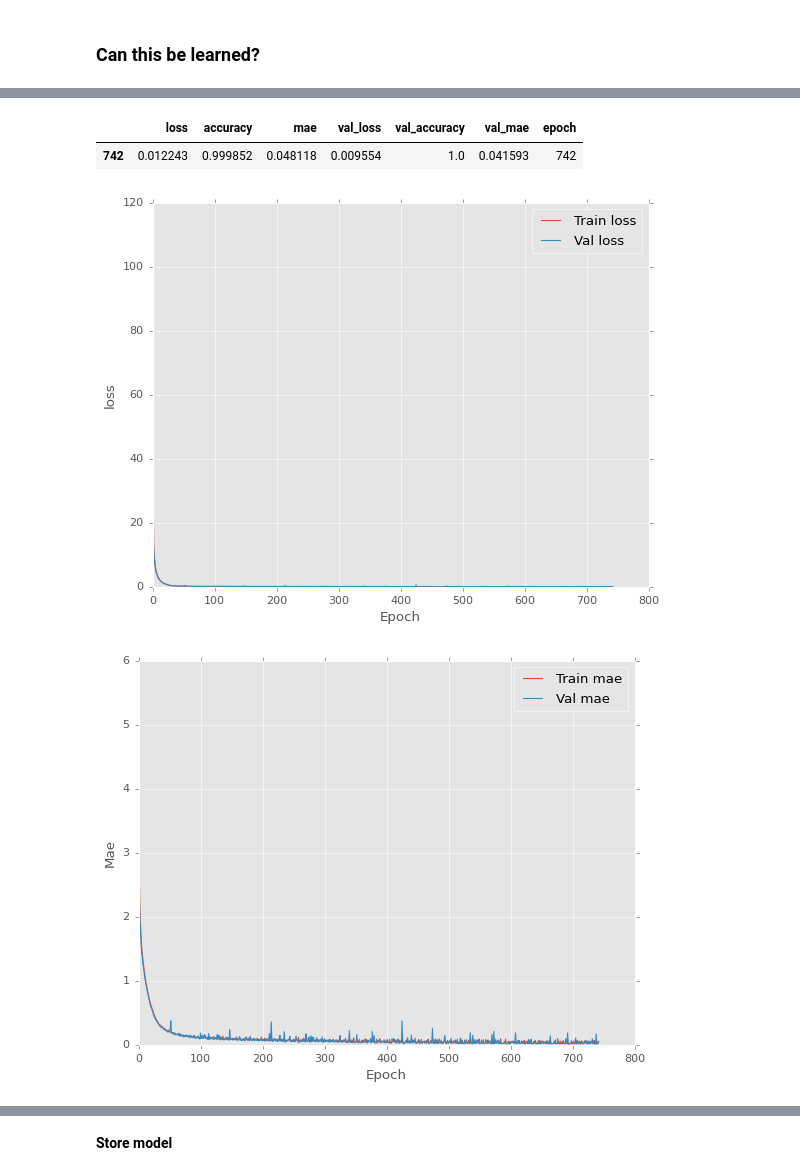
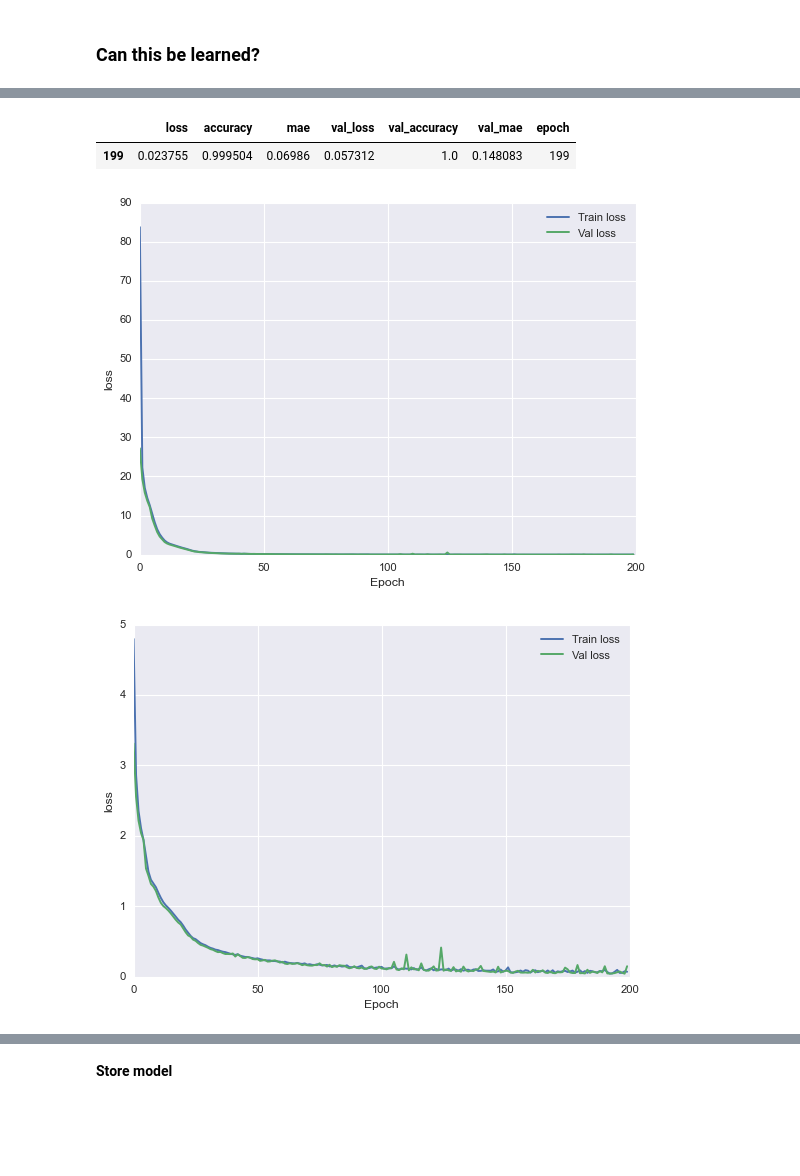
Before and after one commit to henrfj/master_thesis_2023, a Jupyter notebook: DDPG/plotting.ipynb, the cells around one changed output, grey strips where cells are left out. Cells and saved outputs as stored; diff of their text form; code cells hidden in the pictures; blank space fills up the shorter version.

```diff
--- a/DDPG/plotting.ipynb
+++ b/DDPG/plotting.ipynb
@@ -181,7 +216,7 @@ model.compile(optimizer=keras.optimizers.Adam(),
 # %%
 history = model.fit(x=X, y=Y,
                     batch_size=512, # Not setting gave 90% Accuracy
-                    epochs=1000, verbose=0, validation_split = 0.2,
+                    epochs=200, verbose=0, validation_split = 0.2,
                     callbacks=[early_stop, PrintDot()])
 # %% [output]
 ....................................................................................................
@@ -198,39 +227,39 @@ hist1['epoch'] = history.epoch
 hist1.tail(1)
 # %% [output]
 |  | loss | accuracy | mae | val_loss | val_accuracy | val_mae | epoch |
-| 742 | 0.012243 | 0.999852 | 0.048118 | 0.009554 | 1.0 | 0.041593 | 742 |
+| 199 | 0.023755 | 0.999504 | 0.06986 | 0.057312 | 1.0 | 0.148083 | 199 |
 # %%
 def plot_history_loss(hist):
     plt.figure()
     plt.xlabel('Epoch')
     plt.ylabel('loss')
     #plt.yscale("log")
     plt.plot(hist['epoch'], hist['loss'], label='Train loss')
     plt.plot(hist['epoch'], hist['val_loss'], label = 'Val loss')
     plt.plot()
     plt.legend()
 
 def plot_history_mae(hist):
     plt.figure()
     plt.xlabel('Epoch')
-    plt.ylabel('Mae')
+    plt.ylabel('loss')
     #plt.yscale("log")
-    plt.plot(hist['epoch'], hist['mae'], label='Train mae')
-    plt.plot(hist['epoch'], hist['val_mae'], label = 'Val mae')
+    plt.plot(hist['epoch'], hist['mae'], label='Train loss')
+    plt.plot(hist['epoch'], hist['val_mae'], label = 'Val loss')
     plt.legend()
 
 def plot_history_acc(hist):
     plt.figure()
     plt.xlabel('Epoch')
     plt.ylabel('Accuracy')
     #plt.yscale("log")
     plt.plot(hist['epoch'], hist['accuracy'], label='Train accuracy')
     plt.plot(hist['epoch'], hist['val_accuracy'], label = 'Val accuracy')
     plt.legend()
 
 plot_history_loss(hist1)
 plot_history_mae(hist1)
 plot_history_acc(hist1)
 # %% [output]
-[figure, old version]
+[figure, new version]
-[figure, old version]
+[figure, new version]
```
Also changed, not shown: parts of 5 cells of this notebook, 14 other files.
